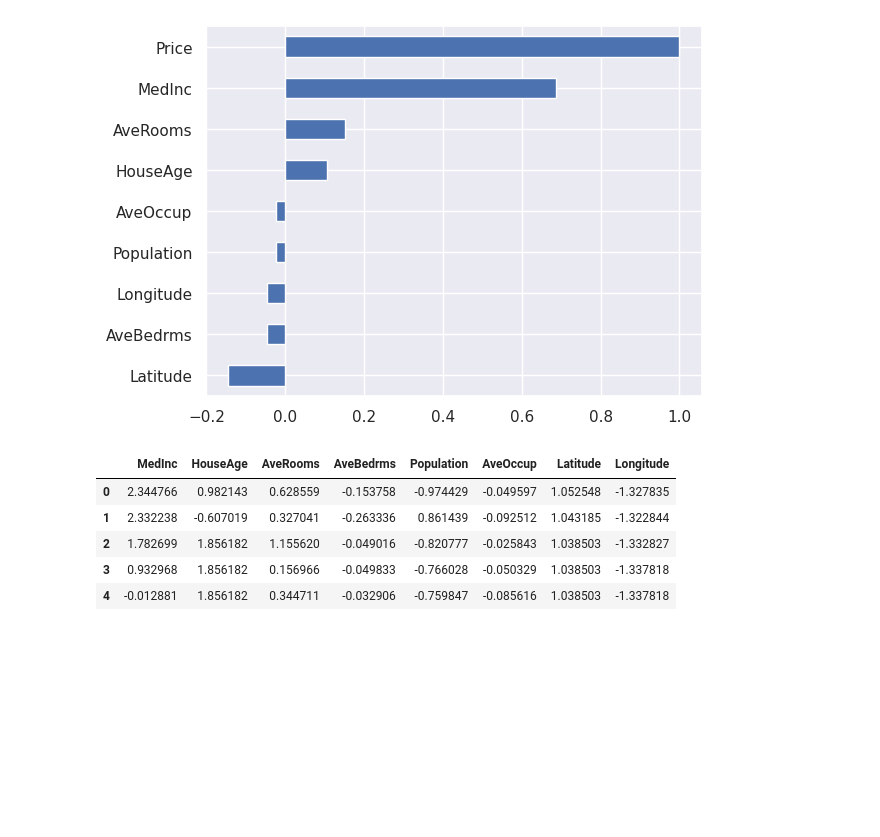
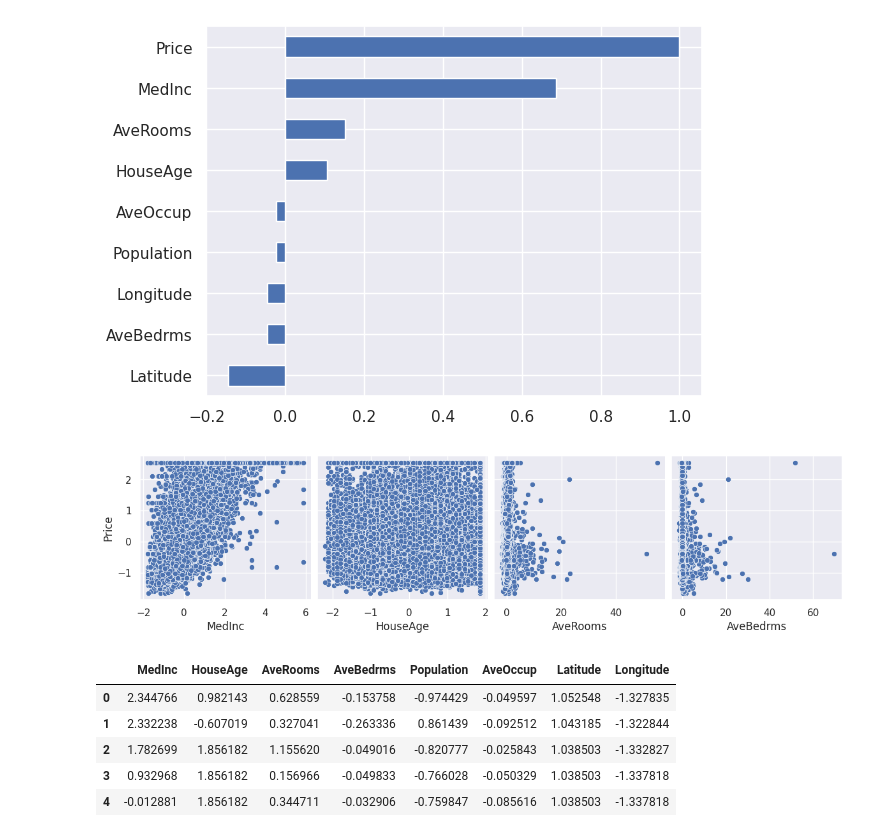
Before and after one commit to davidofitaly/03_ml_regression_projects, a Jupyter notebook: 02_california_housing.project.ipynb, the cells around one changed output. Saved outputs shown, nothing was run; the diff lists cells and outputs as text; code cells hidden in the pictures; blank space fills up the shorter version.

```diff
--- a/02_california_housing.project.ipynb
+++ b/02_california_housing.project.ipynb
@@ -192,6 +194,11 @@ df.corr()['Price'].sort_values().plot(kind='barh')
 # %% [output]
 <Axes: >
 [figure]
+# %%
+sns.pairplot(df, x_vars=['MedInc', 'HouseAge', 'AveRooms', 'AveBedrms'], y_vars='Price', height=3, aspect=1, kind='scatter')
+plt.show()
+# %% [output]
+[figure, added]
 # %%
 data = df.copy()
 target = data.pop('Price')
```
Also changed, not shown: parts of 22 cells of this notebook.
